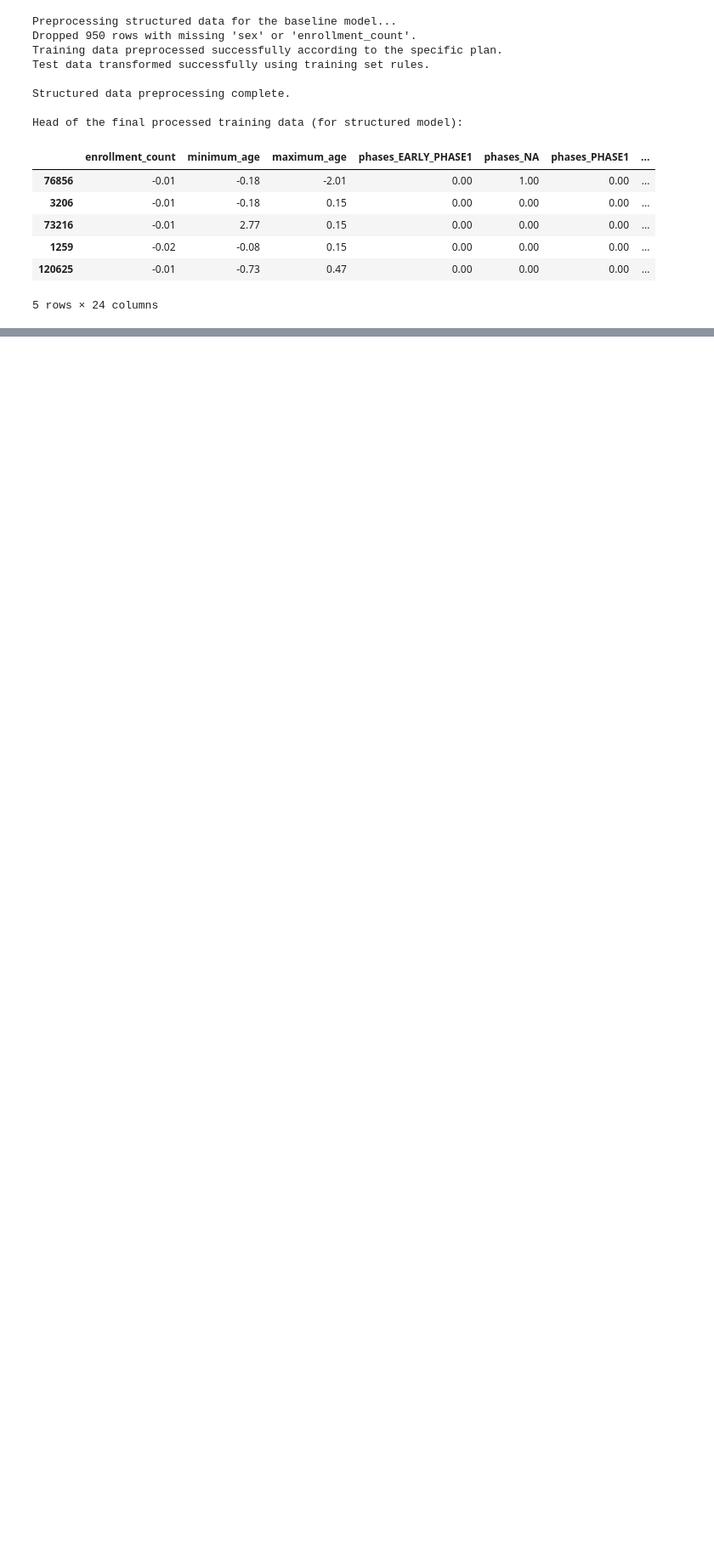
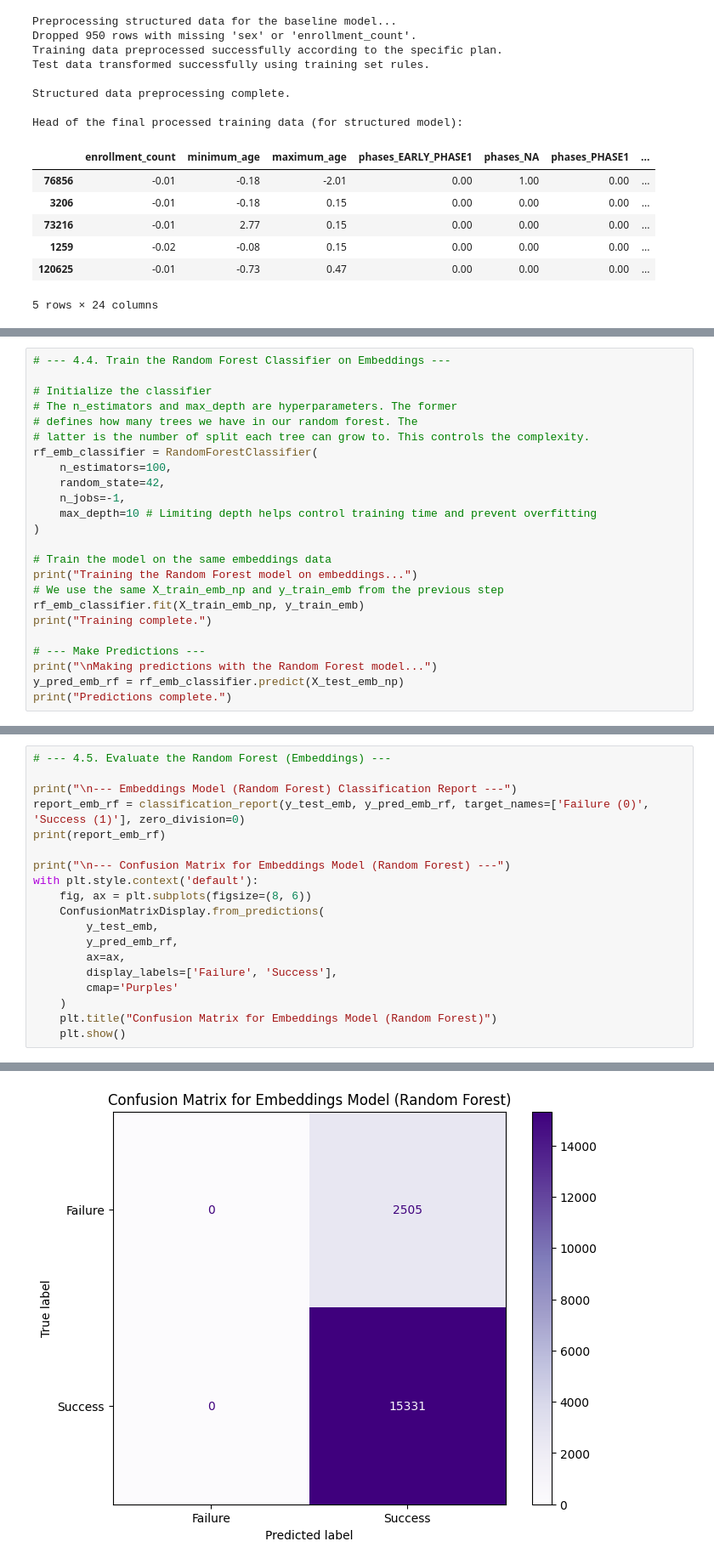
Before and after one commit to au-nlp/project-milestone-p2-group8, a Jupyter notebook: main.ipynb, the cells around one changed output, grey strips where cells are left out. Shown at 85% size. Cells and saved outputs as stored; diff of their text form; blank space fills up the shorter version.

```diff
--- a/main.ipynb
+++ b/main.ipynb
@@ -478,0 +670,24 @@ This structure is clean, tells a compelling story of investigation and discovery
+# %%
+# --- 4.4. Train the Random Forest Classifier on Embeddings ---
+
+# Initialize the classifier
+# The n_estimators and max_depth are hyperparameters. The former
+# defines how many trees we have in our random forest. The
+# latter is the number of split each tree can grow to. This controls the complexity.
+rf_emb_classifier = RandomForestClassifier(
+    n_estimators=100,
+    random_state=42,
+    n_jobs=-1,
+    max_depth=10 # Limiting depth helps control training time and prevent overfitting
+)
+
+# Train the model on the same embeddings data
+print("Training the Random Forest model on embeddings...")
+# We use the same X_train_emb_np and y_train_emb from the previous step
+rf_emb_classifier.fit(X_train_emb_np, y_train_emb)
+print("Training complete.")
+
+# --- Make Predictions ---
+print("\nMaking predictions with the Random Forest model...")
+y_pred_emb_rf = rf_emb_classifier.predict(X_test_emb_np)
+print("Predictions complete.")
@@ -478,0 +700,20 @@ This structure is clean, tells a compelling story of investigation and discovery
+# %%
+# --- 4.5. Evaluate the Random Forest (Embeddings) ---
+
+print("\n--- Embeddings Model (Random Forest) Classification Report ---")
+report_emb_rf = classification_report(y_test_emb, y_pred_emb_rf, target_names=['Failure (0)', 'Success (1)'], zero_division=0)
+print(report_emb_rf)
+
+print("\n--- Confusion Matrix for Embeddings Model (Random Forest) ---")
+with plt.style.context('default'):
+    fig, ax = plt.subplots(figsize=(8, 6))
+    ConfusionMatrixDisplay.from_predictions(
+        y_test_emb,
+        y_pred_emb_rf,
+        ax=ax,
+        display_labels=['Failure', 'Success'],
+        cmap='Purples'
+    )
+    plt.title("Confusion Matrix for Embeddings Model (Random Forest)")
+    plt.show()
+# %% [output]
@@ -478,0 +732 @@ This structure is clean, tells a compelling story of investigation and discovery
+[figure, added]
```
Also changed, not shown: parts of 36 cells of this notebook, 3 other files.
